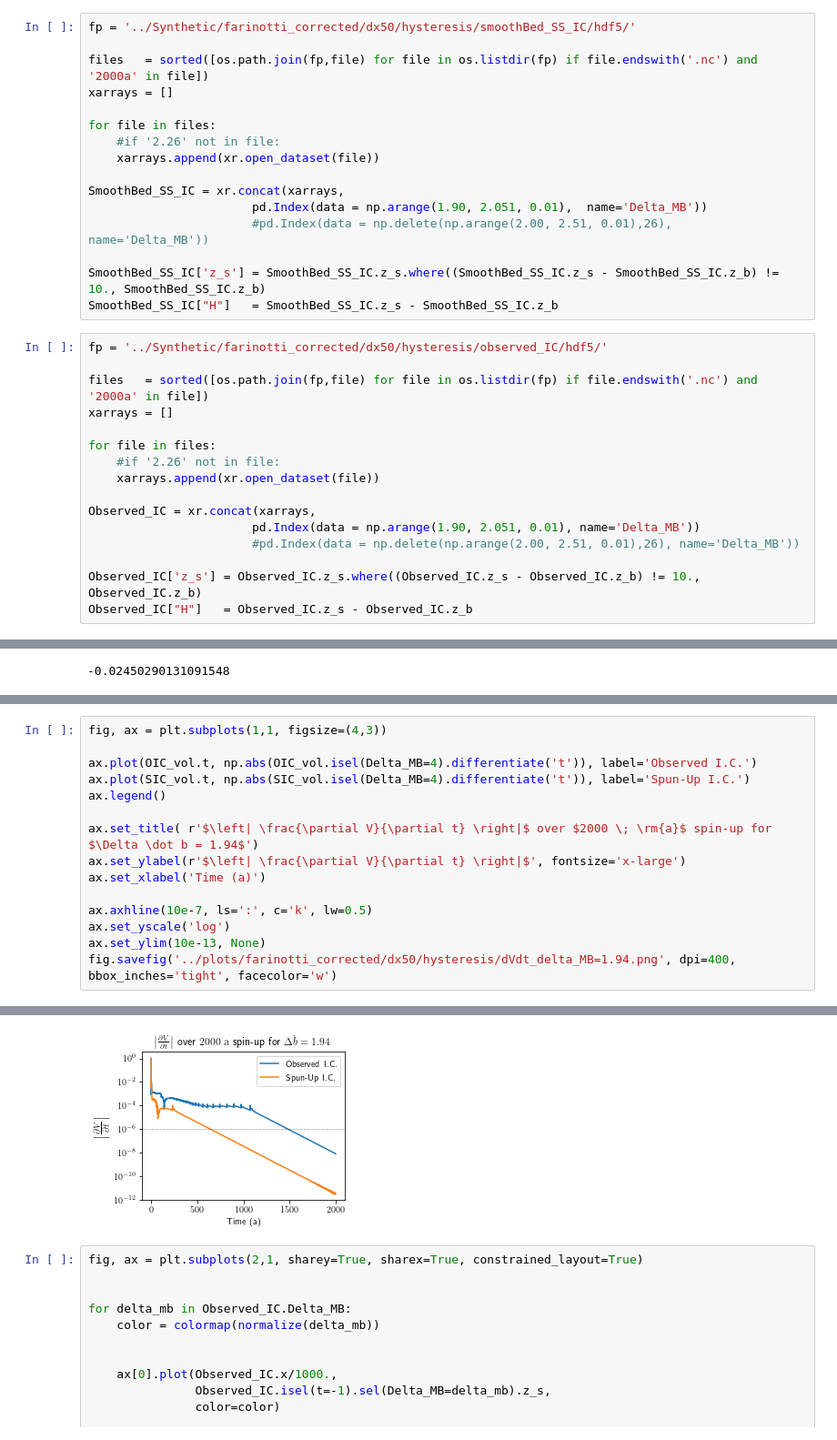
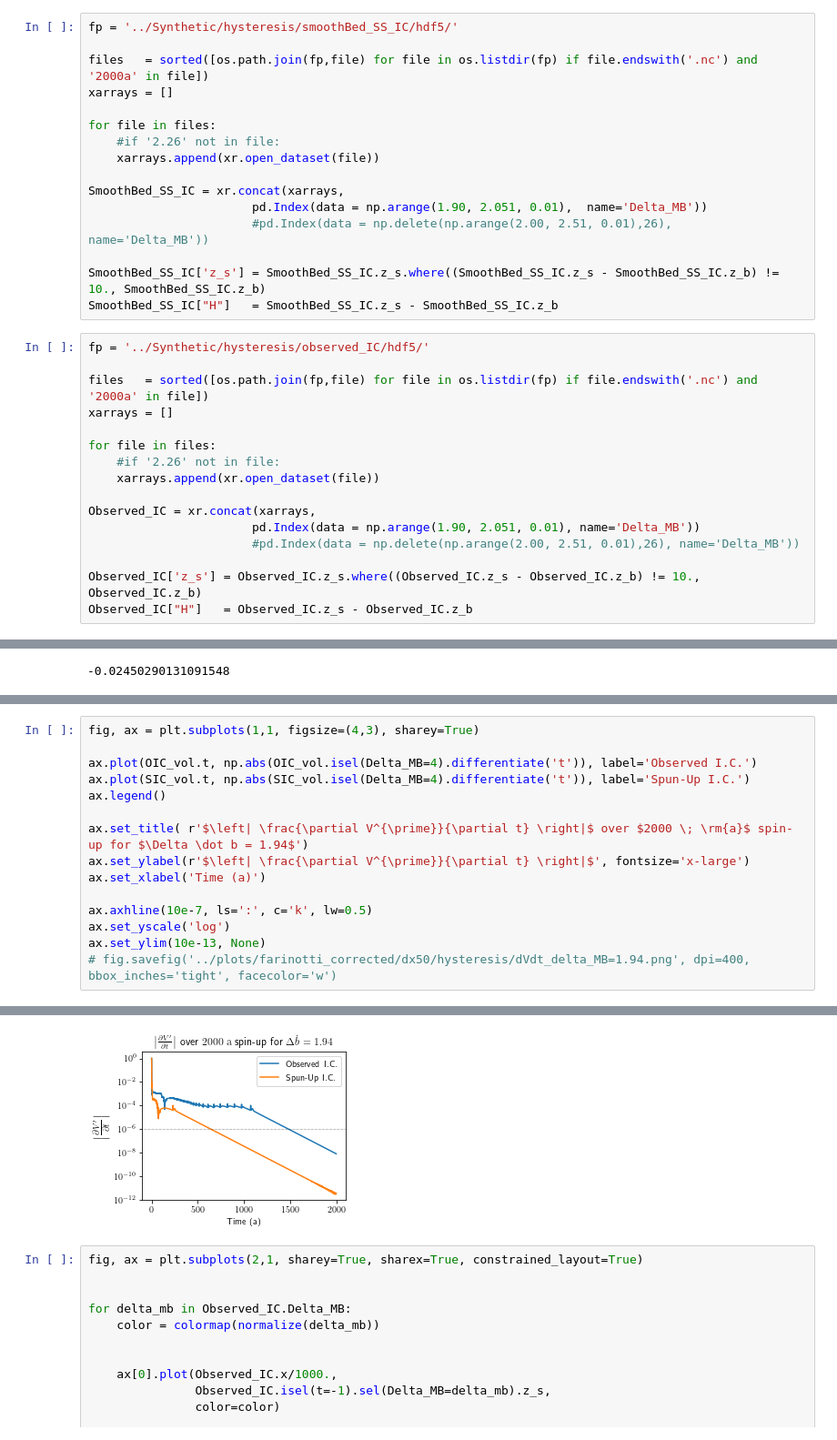
Before and after one commit to andrewdnolan/Harmonic_Beds, a Jupyter notebook: elmer/Notebooks/Hysterisis.ipynb, the cells around one changed output, grey strips where cells are left out. Shown at 91% size. Cells and saved outputs as stored; diff of their text form.

```diff
--- a/elmer/Notebooks/Hysterisis.ipynb
+++ b/elmer/Notebooks/Hysterisis.ipynb
@@ -10,7 +10,7 @@ import matplotlib.pyplot as plt
 import matplotlib.colors as mcolors
 plt.rcParams['text.usetex'] = True
 # %%
-fp = '../Synthetic/farinotti_corrected/dx50/hysteresis/smoothBed_SS_IC/hdf5/'
+fp = '../Synthetic/hysteresis/smoothBed_SS_IC/hdf5/'
 
 files   = sorted([os.path.join(fp,file) for file in os.listdir(fp) if file.endswith('.nc') and '2000a' in file])
 xarrays = []
@@ -26,7 +26,7 @@ SmoothBed_SS_IC = xr.concat(xarrays,
 SmoothBed_SS_IC['z_s'] = SmoothBed_SS_IC.z_s.where((SmoothBed_SS_IC.z_s - SmoothBed_SS_IC.z_b) != 10., SmoothBed_SS_IC.z_b)
 SmoothBed_SS_IC["H"]   = SmoothBed_SS_IC.z_s - SmoothBed_SS_IC.z_b
 # %%
-fp = '../Synthetic/farinotti_corrected/dx50/hysteresis/observed_IC/hdf5/'
+fp = '../Synthetic/hysteresis/observed_IC/hdf5/'
 
 files   = sorted([os.path.join(fp,file) for file in os.listdir(fp) if file.endswith('.nc') and '2000a' in file])
 xarrays = []
@@ -152,16 +152,16 @@ fig.savefig('../plots/farinotti_corrected/dx50/hysteresis/V(t=2000).png', dpi=40
 # %%
-fig, ax = plt.subplots(1,1, figsize=(4,3))
+fig, ax = plt.subplots(1,1, figsize=(4,3), sharey=True)
 
 ax.plot(OIC_vol.t, np.abs(OIC_vol.isel(Delta_MB=4).differentiate('t')), label='Observed I.C.')
 ax.plot(SIC_vol.t, np.abs(SIC_vol.isel(Delta_MB=4).differentiate('t')), label='Spun-Up I.C.')
 ax.legend()
 
-ax.set_title( r'$\left| \frac{\partial V}{\partial t} \right|$ over $2000 \; \rm{a}$ spin-up for $\Delta \dot b = 1.94$')
-ax.set_ylabel(r'$\left| \frac{\partial V}{\partial t} \right|$', fontsize='x-large')
+ax.set_title( r'$\left| \frac{\partial V^{\prime}}{\partial t} \right|$ over $2000 \; \rm{a}$ spin-up for $\Delta \dot b = 1.94$')
+ax.set_ylabel(r'$\left| \frac{\partial V^{\prime}}{\partial t} \right|$', fontsize='x-large')
 ax.set_xlabel('Time (a)')
 
 ax.axhline(10e-7, ls=':', c='k', lw=0.5)
 ax.set_yscale('log')
 ax.set_ylim(10e-13, None)
-fig.savefig('../plots/farinotti_corrected/dx50/hysteresis/dVdt_delta_MB=1.94.png', dpi=400, bbox_inches='tight', facecolor='w')
+# fig.savefig('../plots/farinotti_corrected/dx50/hysteresis/dVdt_delta_MB=1.94.png', dpi=400, bbox_inches='tight', facecolor='w')
 # %% [output]
@@ -168,4 +169,4 @@ fig.savefig('../plots/farinotti_corrected/dx50/hysteresis/dVdt_delta_MB=1.94.png
-[figure, old version]
+[figure, new version]
 # %%
 fig, ax = plt.subplots(2,1, sharey=True, sharex=True, constrained_layout=True)
 
```
Also changed, not shown: parts of 9 cells of this notebook, 6 other files.
